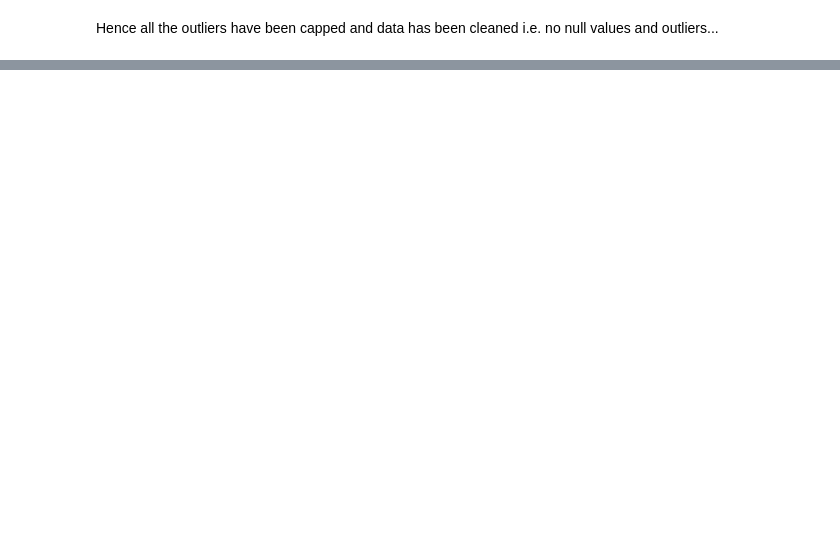
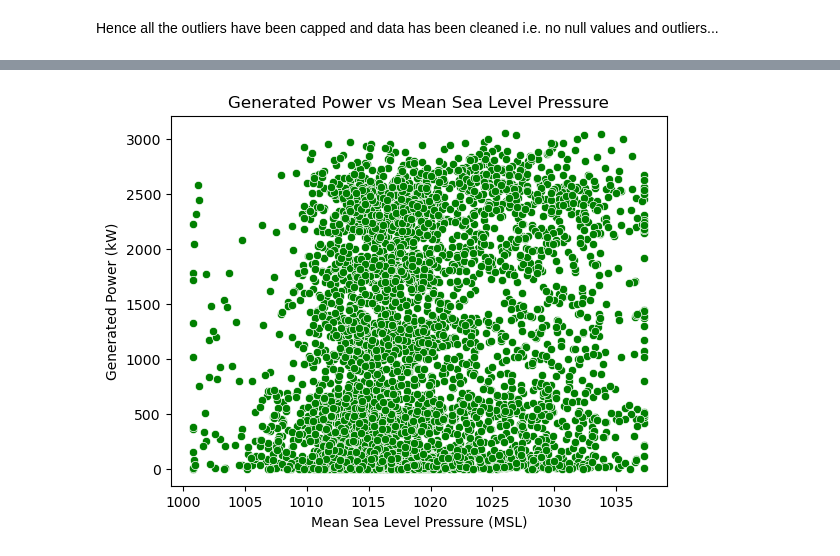
Before and after one commit to Akash090804/CCC_MLtasks, a Jupyter notebook: TASK2CCC.ipynb, the cells around one changed output, grey strips where cells are left out. Saved outputs shown, nothing was run; the diff lists cells and outputs as text; code cells hidden in the pictures; blank space fills up the shorter version.

```diff
--- a/TASK2CCC.ipynb
+++ b/TASK2CCC.ipynb
@@ -214,0 +277,9 @@ Hence all the outliers have been capped and data has been cleaned i.e. no null v
+# %%
+# Pressure vs. Power
+sns.scatterplot(x='mean_sea_level_pressure_MSL', y='generated_power_kw', data=df, color='green')
+plt.title('Generated Power vs Mean Sea Level Pressure')
+plt.xlabel('Mean Sea Level Pressure (MSL)')
+plt.ylabel('Generated Power (kW)')
+plt.show()
+# %% [output]
+[figure, added]
```
Also changed, not shown: parts of 11 cells of this notebook.
